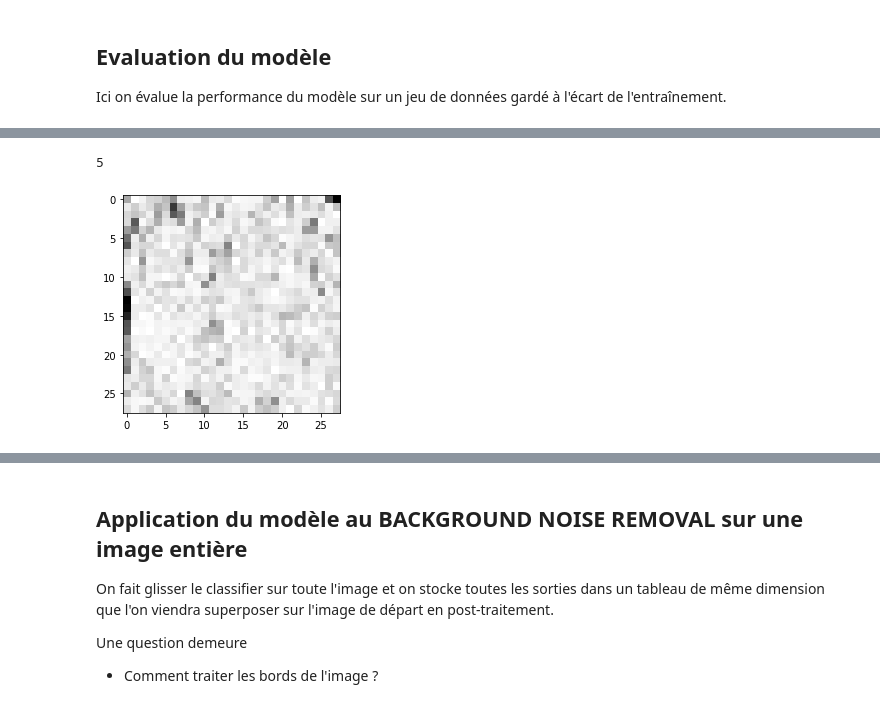
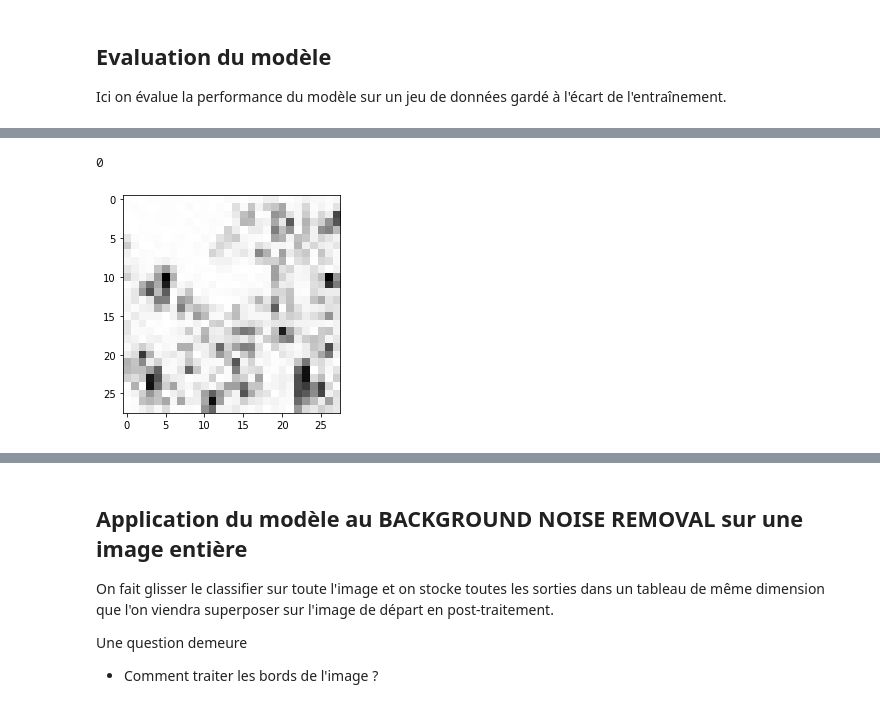
Before and after one commit to vintel38/PowerLines, a Jupyter notebook: PowerLine.ipynb, the cells around one changed output, grey strips where cells are left out. Cells and saved outputs as stored; diff of their text form; code cells hidden in the pictures.

```diff
--- a/PowerLine.ipynb
+++ b/PowerLine.ipynb
@@ -221,13 +231,13 @@ model.evaluate(x_test, y_test)
 # %%
 pred = model.predict(x_test)
 # %%
-image_index = 444
+image_index = 797
 plt.imshow(x_test[image_index].reshape(28, 28),cmap='Greys')
-pred[image_index]
-print(pred.argmax())
+
+print(pred[image_index].argmax())
 # %% [output]
-5
+0
-[figure, old version]
+[figure, new version]
 # %%
 import matplotlib.pyplot as plt
 from random import randrange
```
Also changed, not shown: parts of 27 cells of this notebook, 5 other files.
